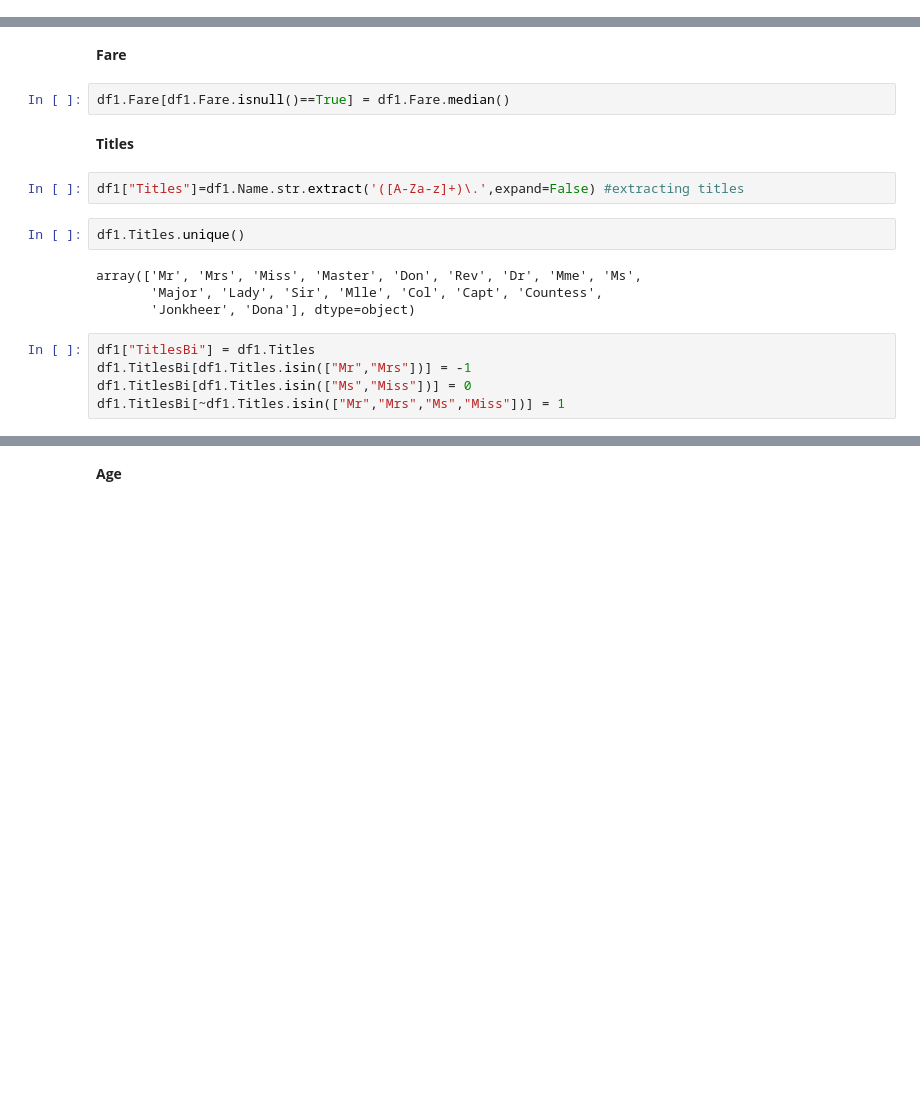
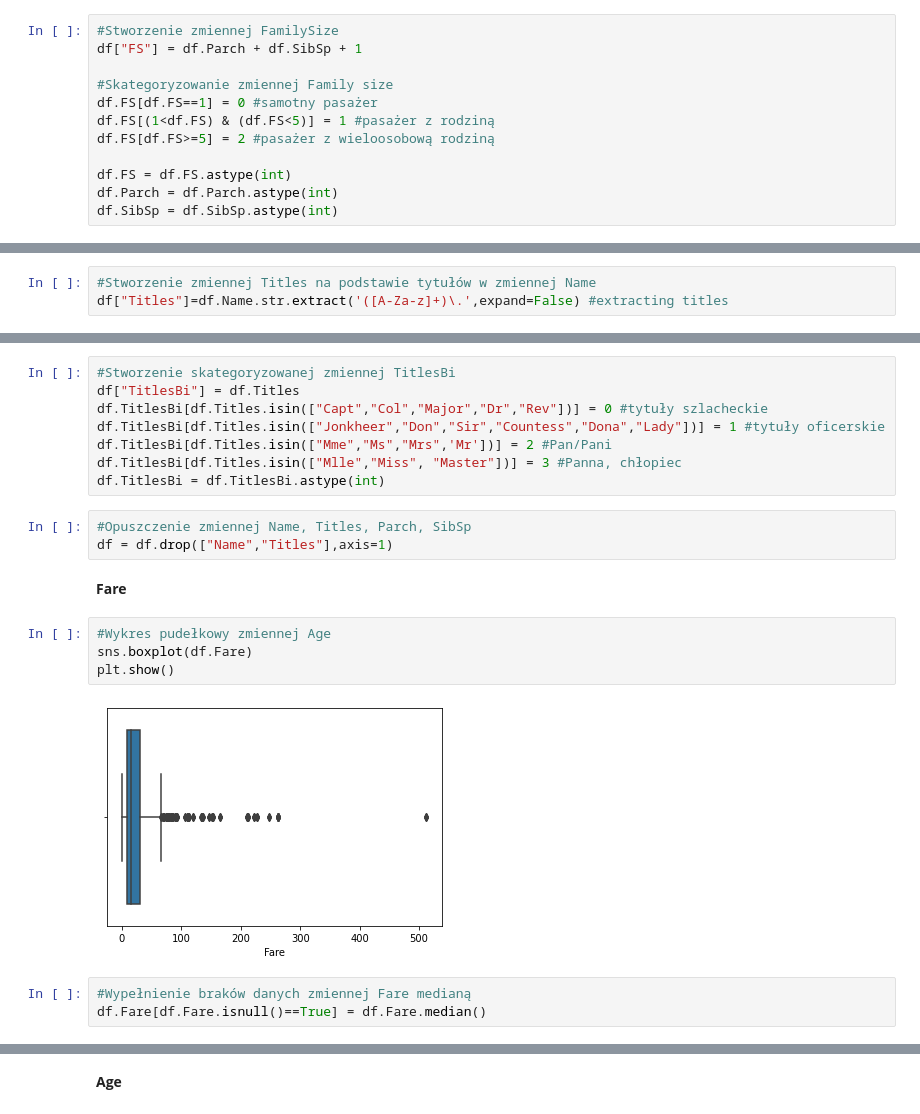
Before and after one commit to szpwski/titanic_kaggle_competition, a Jupyter notebook: Python/svm_titanic.ipynb, the cells around one changed output, grey strips where cells are left out. Cells and saved outputs as stored; diff of their text form; blank space fills up the shorter version.

```diff
--- a/Python/svm_titanic.ipynb
+++ b/Python/svm_titanic.ipynb
@@ -243,0 +231,12 @@ df1.FS[df1.FS>=5] = 1 #large family
+# %%
+#Stworzenie zmiennej FamilySize
+df["FS"] = df.Parch + df.SibSp + 1
+
+#Skategoryzowanie zmiennej Family size
+df.FS[df.FS==1] = 0 #samotny pasażer
+df.FS[(1<df.FS) & (df.FS<5)] = 1 #pasażer z rodziną
+df.FS[df.FS>=5] = 2 #pasażer z wieloosobową rodziną
+
+df.FS = df.FS.astype(int)
+df.Parch = df.Parch.astype(int)
+df.SibSp = df.SibSp.astype(int)
@@ -243,0 +245,3 @@ df1.FS[df1.FS>=5] = 1 #large family
+# %%
+#Stworzenie zmiennej Titles na podstawie tytułów w zmiennej Name
+df["Titles"]=df.Name.str.extract('([A-Za-z]+)\.',expand=False) #extracting titles
@@ -244,19 +255,22 @@ df1.FS[df1.FS>=5] = 1 #large family
+# %%
+#Stworzenie skategoryzowanej zmiennej TitlesBi
+df["TitlesBi"] = df.Titles
+df.TitlesBi[df.Titles.isin(["Capt","Col","Major","Dr","Rev"])] = 0 #tytuły szlacheckie
+df.TitlesBi[df.Titles.isin(["Jonkheer","Don","Sir","Countess","Dona","Lady"])] = 1 #tytuły oficerskie
+df.TitlesBi[df.Titles.isin(["Mme","Ms","Mrs",'Mr'])] = 2 #Pan/Pani
+df.TitlesBi[df.Titles.isin(["Mlle","Miss", "Master"])] = 3 #Panna, chłopiec
+df.TitlesBi = df.TitlesBi.astype(int)
+# %%
+#Opuszczenie zmiennej Name, Titles, Parch, SibSp
+df = df.drop(["Name","Titles"],axis=1)
 # %% [markdown]
 **Fare**
+# %%
+#Wykres pudełkowy zmiennej Age
+sns.boxplot(df.Fare)
+plt.show()
+# %% [output]
+[figure, added]
 # %%
-df1.Fare[df1.Fare.isnull()==True] = df1.Fare.median()
+#Wypełnienie braków danych zmiennej Fare medianą
+df.Fare[df.Fare.isnull()==True] = df.Fare.median()
-# %% [markdown]
-**Titles**
-# %%
-df1["Titles"]=df1.Name.str.extract('([A-Za-z]+)\.',expand=False) #extracting titles
-# %%
-df1.Titles.unique()
-# %% [output]
-array(['Mr', 'Mrs', 'Miss', 'Master', 'Don', 'Rev', 'Dr', 'Mme', 'Ms',
-       'Major', 'Lady', 'Sir', 'Mlle', 'Col', 'Capt', 'Countess',
-       'Jonkheer', 'Dona'], dtype=object)
-# %%
-df1["TitlesBi"] = df1.Titles
-df1.TitlesBi[df1.Titles.isin(["Mr","Mrs"])] = -1
-df1.TitlesBi[df1.Titles.isin(["Ms","Miss"])] = 0
-df1.TitlesBi[~df1.Titles.isin(["Mr","Mrs","Ms","Miss"])] = 1
```
Also changed, not shown: parts of 134 cells of this notebook, 1 other file.
